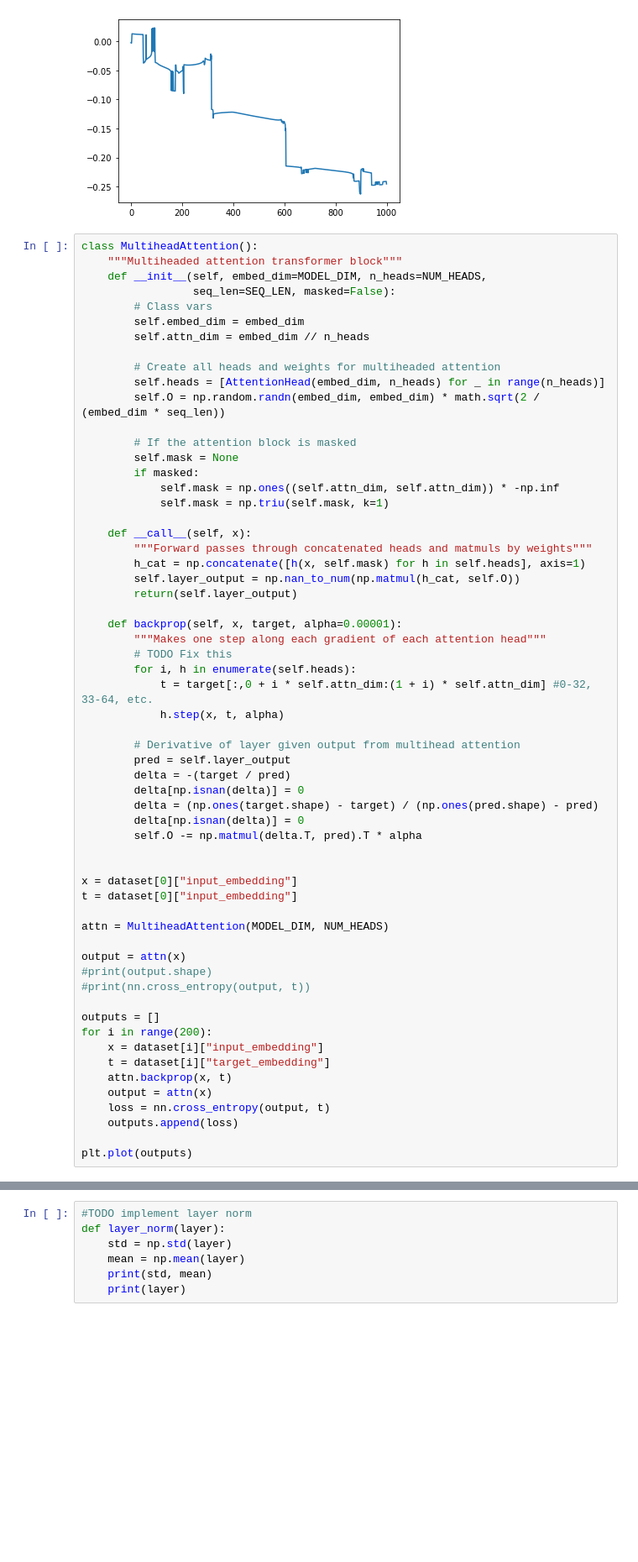
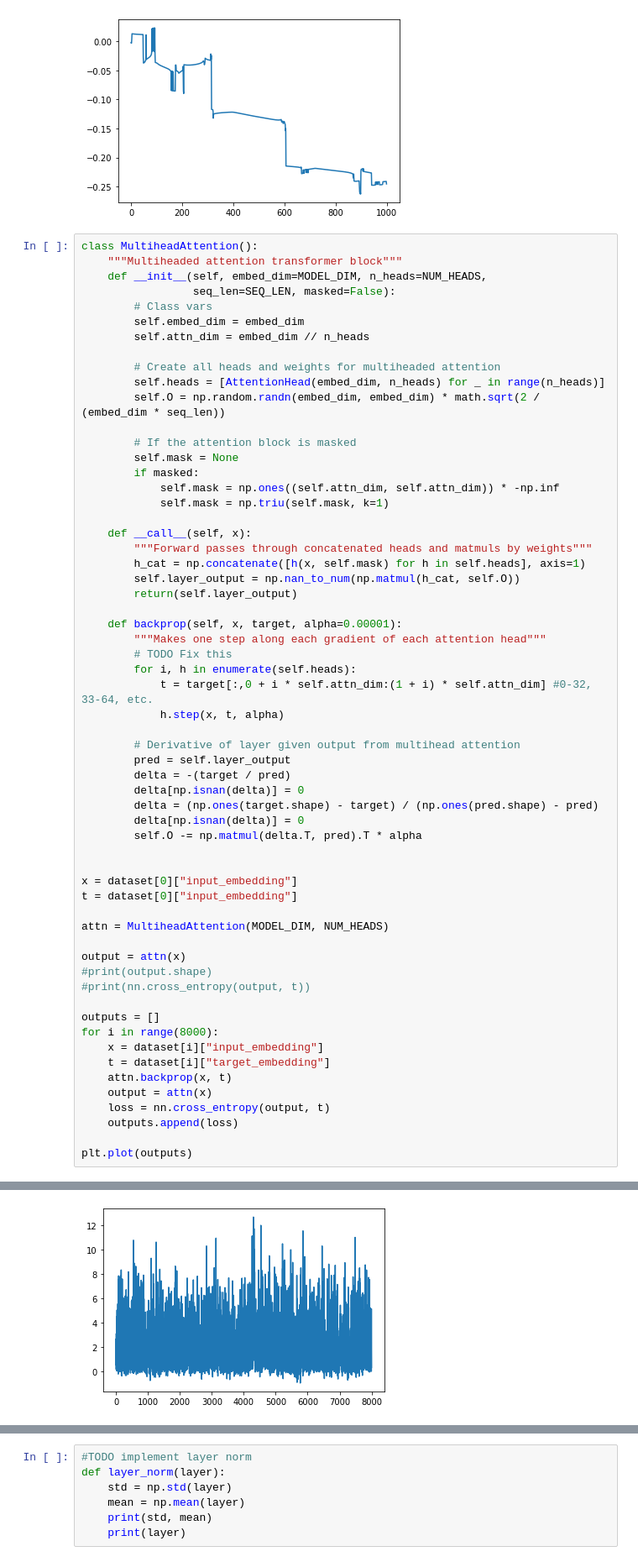
Before and after one commit to verycumbersome/NPTransformer, a Jupyter notebook: transformer.ipynb, the cells around one changed output, grey strips where cells are left out. Shown at 84% size. Drawn from its saved outputs; the diff is of its cells as text; blank space fills up the shorter version.

```diff
--- a/transformer.ipynb
+++ b/transformer.ipynb
@@ -358,7 +358,7 @@ output = attn(x)
 #print(nn.cross_entropy(output, t))
 
 outputs = []
-for i in range(200):
+for i in range(8000):
     x = dataset[i]["input_embedding"]
     t = dataset[i]["target_embedding"]
     attn.backprop(x, t)
@@ -372,3 +372,4 @@ IndexError: list index out of range
+[figure, added]
 # %%
 class FFN(nn.Net):
     """Position-wise feed forward nueral network"""
```
Also changed, not shown: parts of 1 cell of this notebook.
